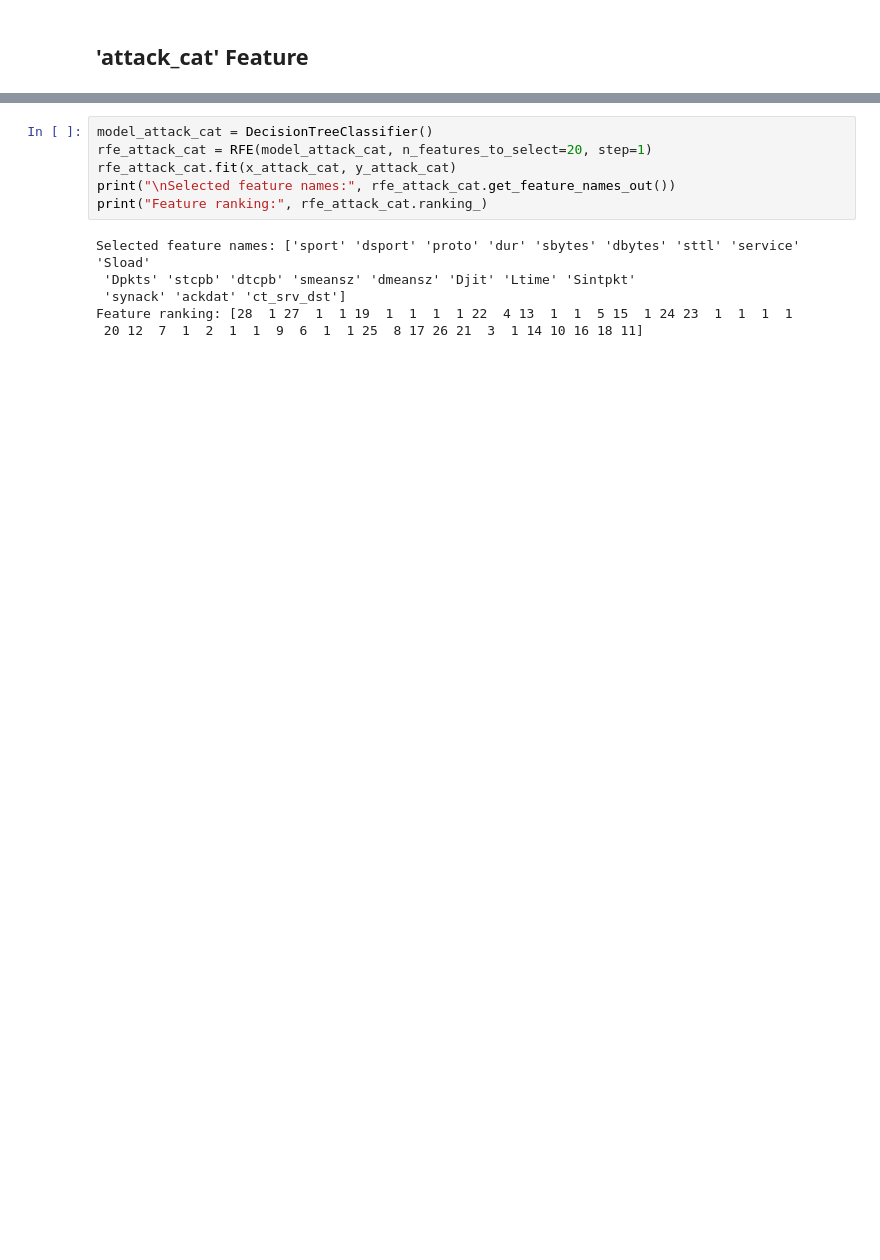
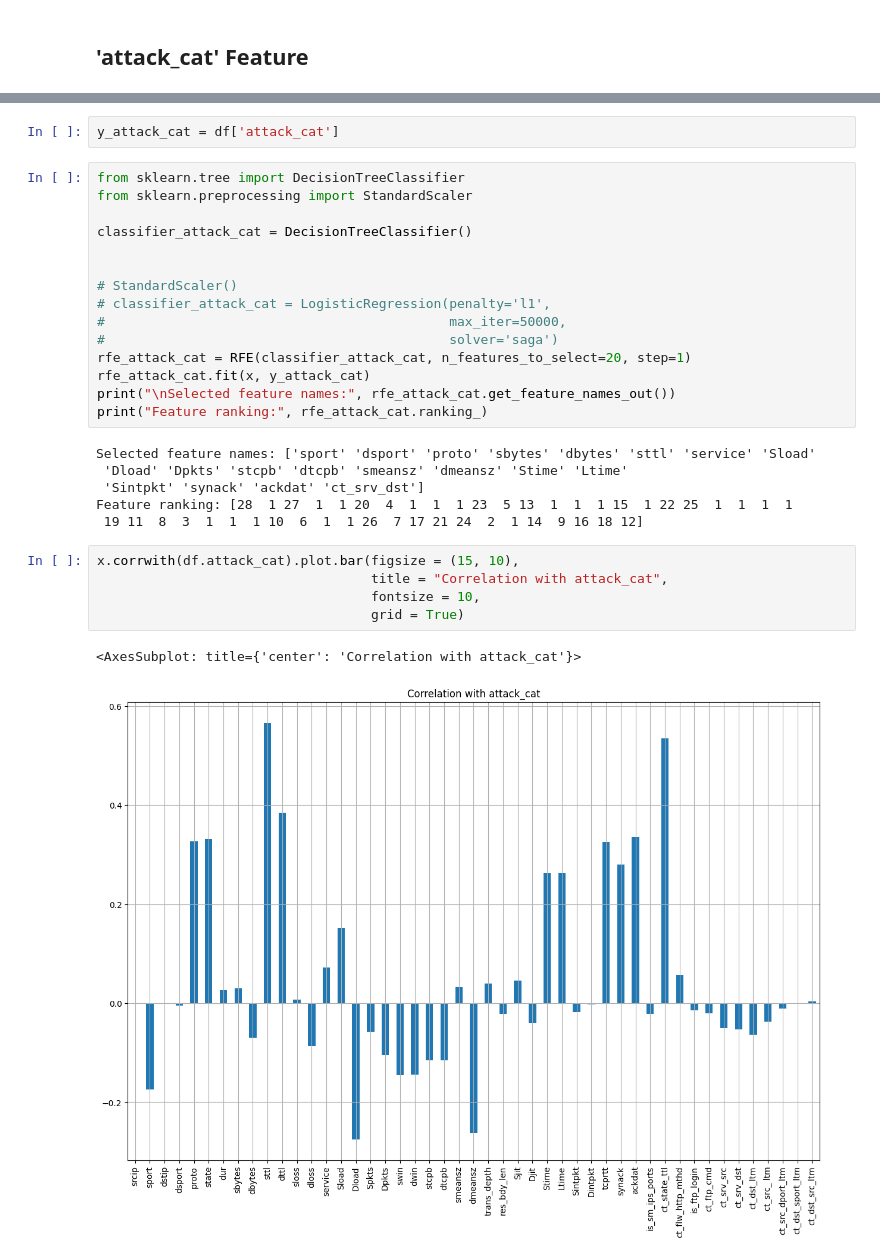
Before and after one commit to HyungJoonLEE/COMP8085_Project1, a Jupyter notebook: notebooks/RFE.ipynb, the cells around one changed output, grey strips where cells are left out. Saved outputs shown, nothing was run; the diff lists cells and outputs as text; blank space fills up the shorter version.

```diff
--- a/notebooks/RFE.ipynb
+++ b/notebooks/RFE.ipynb
@@ -57,12 +44,31 @@ x_attack_cat_train, x_attack_cat_test, y_attack_cat_train, y_attack_cat_test =\
+# %%
+y_attack_cat = df['attack_cat']
 # %%
-model_attack_cat = DecisionTreeClassifier()
-rfe_attack_cat = RFE(model_attack_cat, n_features_to_select=20, step=1)
-rfe_attack_cat.fit(x_attack_cat, y_attack_cat)
+from sklearn.tree import DecisionTreeClassifier
+from sklearn.preprocessing import StandardScaler
+
+classifier_attack_cat = DecisionTreeClassifier()
+
+
+# StandardScaler()
+# classifier_attack_cat = LogisticRegression(penalty='l1',
+#                                            max_iter=50000,
+#                                            solver='saga')
+rfe_attack_cat = RFE(classifier_attack_cat, n_features_to_select=20, step=1)
+rfe_attack_cat.fit(x, y_attack_cat)
 print("\nSelected feature names:", rfe_attack_cat.get_feature_names_out())
 print("Feature ranking:", rfe_attack_cat.ranking_)
 # %% [output]
-Selected feature names: ['sport' 'dsport' 'proto' 'dur' 'sbytes' 'dbytes' 'sttl' 'service' 'Sload'
- 'Dpkts' 'stcpb' 'dtcpb' 'smeansz' 'dmeansz' 'Djit' 'Ltime' 'Sintpkt'
- 'synack' 'ackdat' 'ct_srv_dst']
-Feature ranking: [28  1 27  1  1 19  1  1  1  1 22  4 13  1  1  5 15  1 24 23  1  1  1  1
- 20 12  7  1  2  1  1  9  6  1  1 25  8 17 26 21  3  1 14 10 16 18 11]
+Selected feature names: ['sport' 'dsport' 'proto' 'sbytes' 'dbytes' 'sttl' 'service' 'Sload'
+ 'Dload' 'Dpkts' 'stcpb' 'dtcpb' 'smeansz' 'dmeansz' 'Stime' 'Ltime'
+ 'Sintpkt' 'synack' 'ackdat' 'ct_srv_dst']
+Feature ranking: [28  1 27  1  1 20  4  1  1  1 23  5 13  1  1  1 15  1 22 25  1  1  1  1
+ 19 11  8  3  1  1  1 10  6  1  1 26  7 17 21 24  2  1 14  9 16 18 12]
+# %%
+x.corrwith(df.attack_cat).plot.bar(figsize = (15, 10),
+                                   title = "Correlation with attack_cat",
+                                   fontsize = 10,
+                                   grid = True)
+# %% [output]
+<AxesSubplot: title={'center': 'Correlation with attack_cat'}>
+[figure, added]
```
Also changed, not shown: parts of 6 cells of this notebook, 5 other files.
